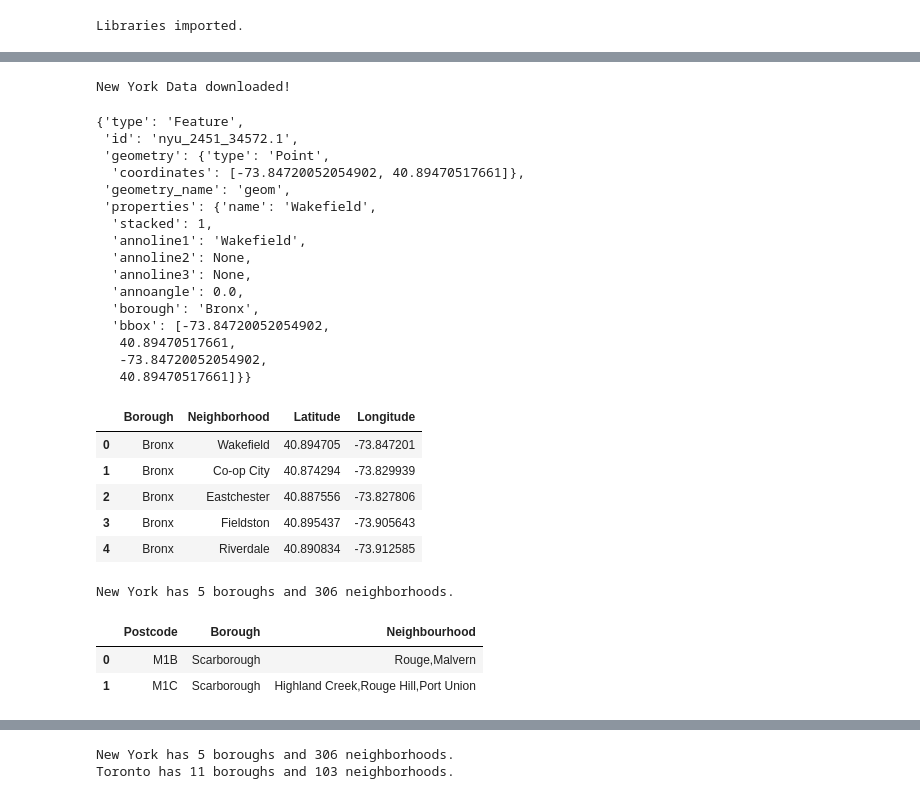
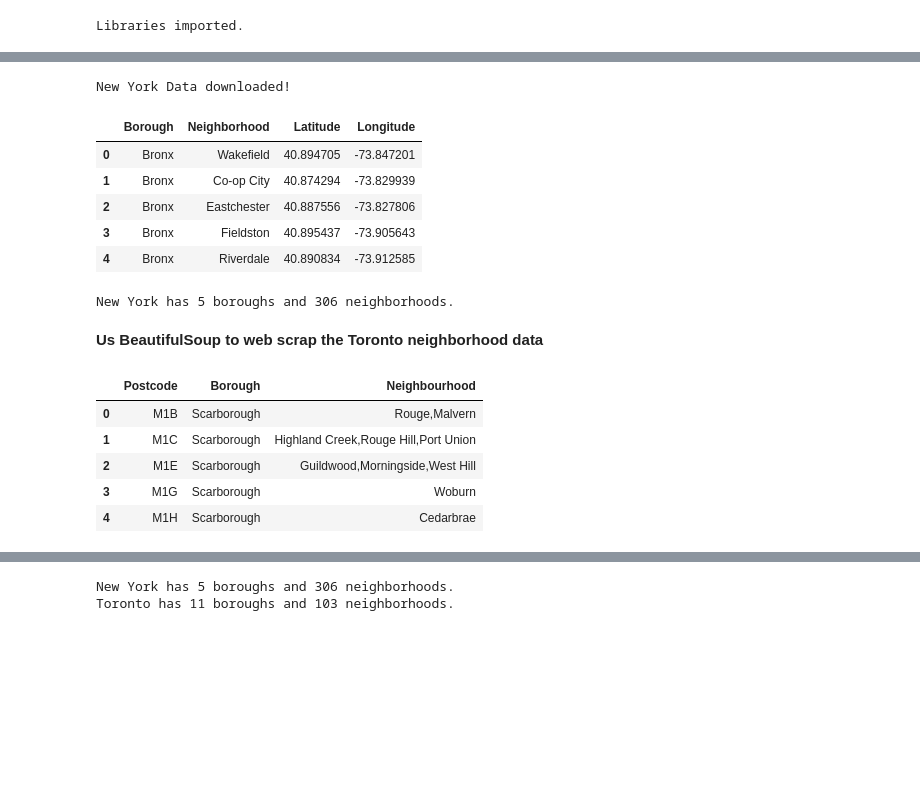
Before and after one commit to water0l/Coursera_Capstone, a Jupyter notebook: Coursera_Capston_Final.ipynb, the cells around one changed output, grey strips where cells are left out. Drawn from its saved outputs; the diff is of its cells as text; code cells hidden in the pictures; blank space fills up the shorter version.

```diff
--- a/Coursera_Capston_Final.ipynb
+++ b/Coursera_Capston_Final.ipynb
@@ -35,56 +34,39 @@ print('New York Data downloaded!')
 with open('newyork_data.json') as json_data:
     newyork_data = json.load(json_data)
 neighborhoods_ny_data = newyork_data['features']
-neighborhoods_ny_data[0]
+# define the dataframe columns
+column_names = ['Borough', 'Neighborhood', 'Latitude', 'Longitude']
+
+# instantiate the dataframe
+neighborhoods_ny = pd.DataFrame(columns=column_names)
+
+for data in neighborhoods_ny_data:
+    borough = neighborhood_name = data['properties']['borough']
+    neighborhood_name = data['properties']['name']
+
+    neighborhood_latlon = data['geometry']['coordinates']
+    neighborhood_lat = neighborhood_latlon[1]
+    neighborhood_lon = neighborhood_latlon[0]
+
+    neighborhoods_ny = neighborhoods_ny.append({'Borough': borough,
+                                          'Neighborhood': neighborhood_name,
+                                          'Latitude': neighborhood_lat,
+                                          'Longitude': neighborhood_lon}, ignore_index=True)
+neighborhoods_ny.head()
 # %% [output]
 New York Data downloaded!
-{'type': 'Feature',
- 'id': 'nyu_2451_34572.1',
- 'geometry': {'type': 'Point',
-  'coordinates': [-73.84720052054902, 40.89470517661]},
- 'geometry_name': 'geom',
- 'properties': {'name': 'Wakefield',
-  'stacked': 1,
-  'annoline1': 'Wakefield',
-  'annoline2': None,
-  'annoline3': None,
-  'annoangle': 0.0,
-  'borough': 'Bronx',
-  'bbox': [-73.84720052054902,
-   40.89470517661,
-   -73.84720052054902,
-   40.89470517661]}}
+|  | Borough | Neighborhood | Latitude | Longitude |
+| 0 | Bronx | Wakefield | 40.894705 | -73.847201 |
+| 1 | Bronx | Co-op City | 40.874294 | -73.829939 |
+| 2 | Bronx | Eastchester | 40.887556 | -73.827806 |
+| 3 | Bronx | Fieldston | 40.895437 | -73.905643 |
+| 4 | Bronx | Riverdale | 40.890834 | -73.912585 |
-# %%
-# define the dataframe columns
-column_names = ['Borough', 'Neighborhood', 'Latitude', 'Longitude']
-
-# instantiate the dataframe
-neighborhoods_ny = pd.DataFrame(columns=column_names)
-
-for data in neighborhoods_ny_data:
-    borough = neighborhood_name = data['properties']['borough']
-    neighborhood_name = data['properties']['name']
-
-    neighborhood_latlon = data['geometry']['coordinates']
-    neighborhood_lat = neighborhood_latlon[1]
-    neighborhood_lon = neighborhood_latlon[0]
-
-    neighborhoods_ny = neighborhoods_ny.append({'Borough': borough,
-                                          'Neighborhood': neighborhood_name,
-                                          'Latitude': neighborhood_lat,
-                                          'Longitude': neighborhood_lon}, ignore_index=True)
-neighborhoods_ny.head()
-# %% [output]
-|  | Borough | Neighborhood | Latitude | Longitude |
-| 0 | Bronx | Wakefield | 40.894705 | -73.847201 |
-| 1 | Bronx | Co-op City | 40.874294 | -73.829939 |
-| 2 | Bronx | Eastchester | 40.887556 | -73.827806 |
-| 3 | Bronx | Fieldston | 40.895437 | -73.905643 |
-| 4 | Bronx | Riverdale | 40.890834 | -73.912585 |
 # %%
 print('New York has {} boroughs and {} neighborhoods.'.format(len(neighborhoods_ny['Borough'].unique()),neighborhoods_ny.shape[0]))
 # %% [output]
 New York has 5 boroughs and 306 neighborhoods.
+# %% [markdown]
+**Us BeautifulSoup to web scrap the Toronto neighborhood data**
 # %%
 #Toronto Data
 #Use BeautifulSoup retrive neibourghood data from the web
@@ -94,31 +76,34 @@ table = soup.find('table')
 # %%
 neighborhoods_to=[]
 head = [items.text.strip() for items in table.find_all('th')]
 
 for rows in table.find_all('tr'):
     cols = [items.text.strip() for items in rows.find_all('td')]
     neighborhoods_to.append(cols)
 
 neighborhoods_to[0]=head
 # create the dataframe with retrived data and clean data
 neighborhoods_to=pd.DataFrame(neighborhoods_to[1:], columns=neighborhoods_to[0])
 
 # remove rows with a borough that is Not assigned.
 neighborhoods_to=neighborhoods_to[neighborhoods_to['Borough']!='Not assigned']
 
 # Combine rows with same Postcode and Borough
 neighborhoods_to = neighborhoods_to.groupby(['Postcode','Borough'])['Neighbourhood'].apply(lambda x: ','.join(x)).reset_index()
 
 # If a cell has a borough but a Not assigned neighborhood, replace with the borough
 neighborhoods_to['Neighbourhood'] = np.where(neighborhoods_to['Neighbourhood'] == 'Not assigned',
                                              neighborhoods_to['Borough'],
                                              neighborhoods_to['Neighbourhood'])
 
-neighborhoods_to.head(2)
+neighborhoods_to.head()
 # %% [output]
 |  | Postcode | Borough | Neighbourhood |
 | 0 | M1B | Scarborough | Rouge,Malvern |
 | 1 | M1C | Scarborough | Highland Creek,Rouge Hill,Port Union |
+| 2 | M1E | Scarborough | Guildwood,Morningside,West Hill |
+| 3 | M1G | Scarborough | Woburn |
+| 4 | M1H | Scarborough | Cedarbrae |
 # %%
 # Latitude, Longitudedata
 location = pd.read_csv('http://cocl.us/Geospatial_data')
```
Also changed, not shown: parts of 78 cells of this notebook, 2 other files.
